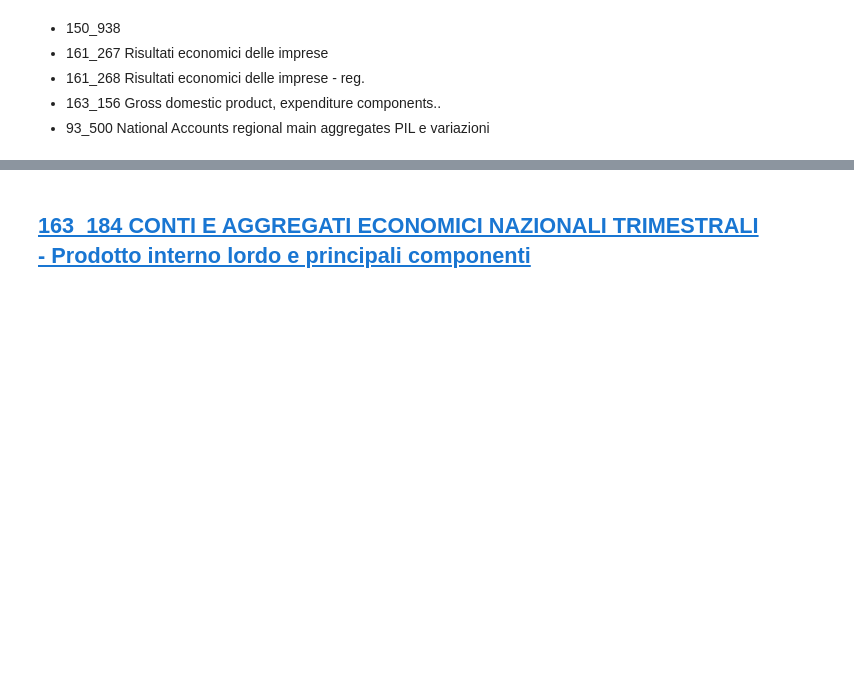
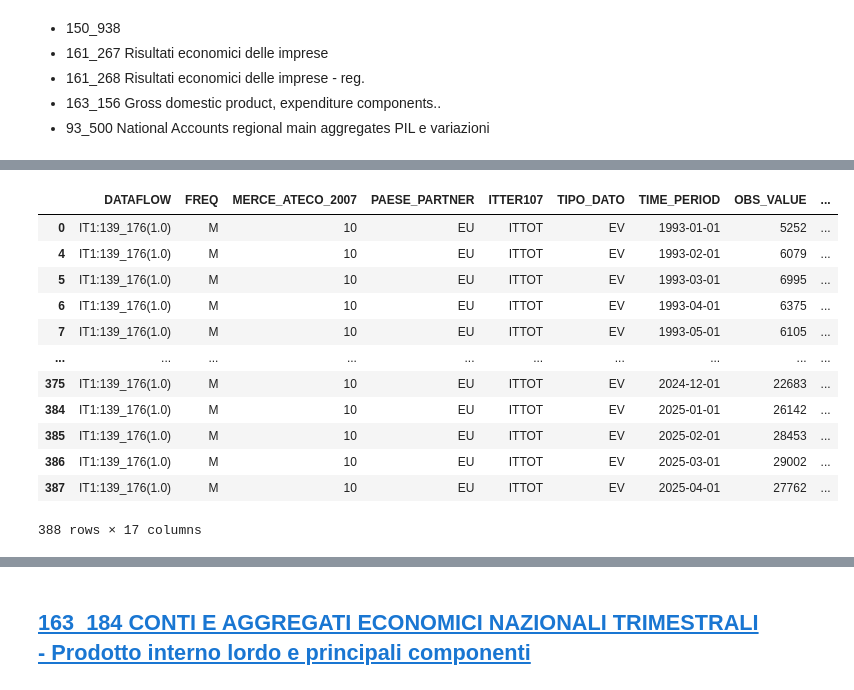
Before and after one commit to paolovolterra/test, a Jupyter notebook: Istat/codici/Istatapi - 92_1225.ipynb, the cells around one changed output, grey strips where cells are left out. Saved outputs shown, nothing was run; the diff lists cells and outputs as text; code cells hidden in the pictures; blank space fills up the shorter version.

```diff
--- a/Istat/codici/Istatapi - 92_1225.ipynb
+++ b/Istat/codici/Istatapi - 92_1225.ipynb
@@ -7,8 +7,3 @@
 # %%
 from istatapi import discovery, retrieval #
 import pandas as pd
-# %%
-pd.set_option('display.float_format', lambda x: '%.1f' % x)
-pd.set_option('display.max_columns', None)
-pd.set_option('display.max_rows', None)
-pd.set_option('display.max_colwidth', 500)
@@ -39,0 +42,3 @@ df
+# %%
+ds = discovery.DataSet(dataflow_identifier="139_176")
+ds.dimensions_info()
@@ -39,0 +80,18 @@ df
+# %%
+ds.set_filters(freq = 'M',MERCE_ATECO_2007 = '0010', PAESE_PARTNER = 'EU', TIPO_DATO = 'EV',itter107 = 'ITTOT')
+df = retrieval.get_data(ds)
+df
+# %% [output]
+|  | DATAFLOW | FREQ | MERCE_ATECO_2007 | PAESE_PARTNER | ITTER107 | TIPO_DATO | TIME_PERIOD | OBS_VALUE | ... |
+| 0 | IT1:139_176(1.0) | M | 10 | EU | ITTOT | EV | 1993-01-01 | 5252 | ... |
+| 4 | IT1:139_176(1.0) | M | 10 | EU | ITTOT | EV | 1993-02-01 | 6079 | ... |
+| 5 | IT1:139_176(1.0) | M | 10 | EU | ITTOT | EV | 1993-03-01 | 6995 | ... |
+| 6 | IT1:139_176(1.0) | M | 10 | EU | ITTOT | EV | 1993-04-01 | 6375 | ... |
+| 7 | IT1:139_176(1.0) | M | 10 | EU | ITTOT | EV | 1993-05-01 | 6105 | ... |
+| ... | ... | ... | ... | ... | ... | ... | ... | ... | ... |
+| 375 | IT1:139_176(1.0) | M | 10 | EU | ITTOT | EV | 2024-12-01 | 22683 | ... |
+| 384 | IT1:139_176(1.0) | M | 10 | EU | ITTOT | EV | 2025-01-01 | 26142 | ... |
+| 385 | IT1:139_176(1.0) | M | 10 | EU | ITTOT | EV | 2025-02-01 | 28453 | ... |
+| 386 | IT1:139_176(1.0) | M | 10 | EU | ITTOT | EV | 2025-03-01 | 29002 | ... |
+| 387 | IT1:139_176(1.0) | M | 10 | EU | ITTOT | EV | 2025-04-01 | 27762 | ... |
+388 rows × 17 columns
```
Also changed, not shown: parts of 8 cells of this notebook, 30 other files.
